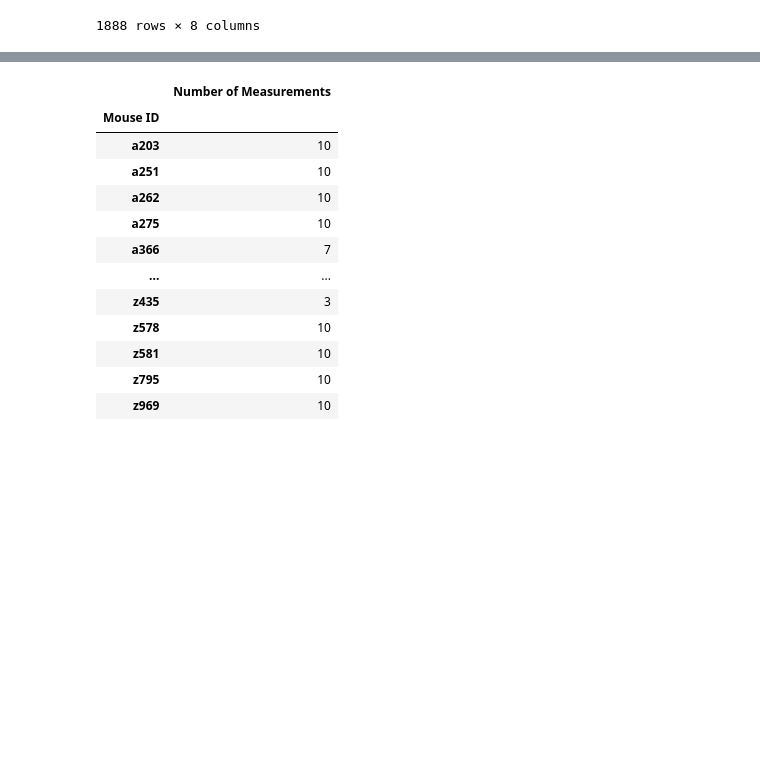
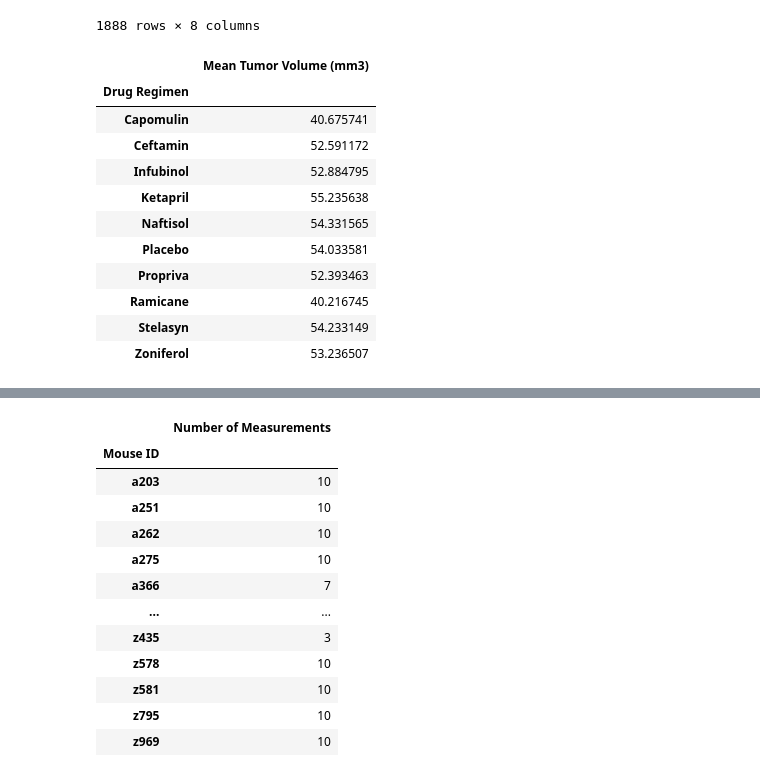
Before and after one commit to J-Schea29/matplotlib-challenge, a Jupyter notebook: Untitled.ipynb, the cells around one changed output, grey strips where cells are left out. Drawn from its saved outputs; the diff is of its cells as text; code cells hidden in the pictures; blank space fills up the shorter version.

```diff
--- a/Untitled.ipynb
+++ b/Untitled.ipynb
@@ -42,4 +42,23 @@ dropped_dupl
 | 1892 | m601 | 45 | 28.430964 | 1 | Capomulin | Male | 22 | ... |
 1888 rows × 8 columns
 # %%
-#Generate a summary statistics table consisting of the mean, median, variance, standard deviation, and SEM of the tumor volume for each drug regimen.
+#Generate a summary statistics table consisting of the mean, median, variance, standard deviation,
+#and SEM of the tumor volume for each drug regimen.
+drug_tumor = dropped_dupl[["Tumor Volume (mm3)", "Drug Regimen"]]
+drug_df = drug_tumor.groupby(["Drug Regimen"])
+mean_tumor = drug_df.mean()
+mean_tumor = mean_tumor.rename(columns ={"Tumor Volume (mm3)": "Mean Tumor Volume (mm3)"})
+mean_tumor
+# %% [output]
+|  | Mean Tumor Volume (mm3) |
+| Drug Regimen |  |
+| Capomulin | 40.675741 |
+| Ceftamin | 52.591172 |
+| Infubinol | 52.884795 |
+| Ketapril | 55.235638 |
+| Naftisol | 54.331565 |
+| Placebo | 54.033581 |
+| Propriva | 52.393463 |
+| Ramicane | 40.216745 |
+| Stelasyn | 54.233149 |
+| Zoniferol | 53.236507 |
```
Also changed, not shown: parts of 3 cells of this notebook.
